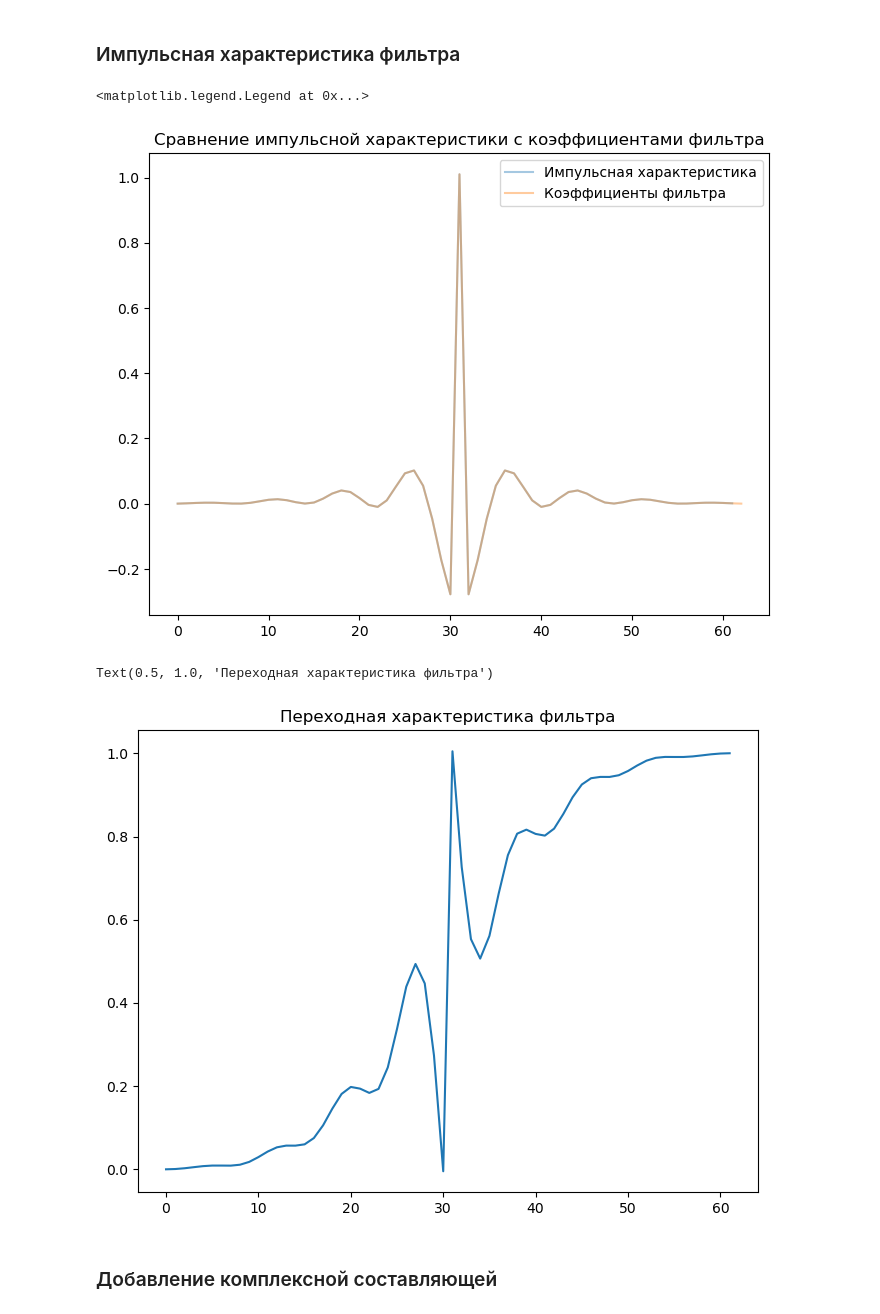
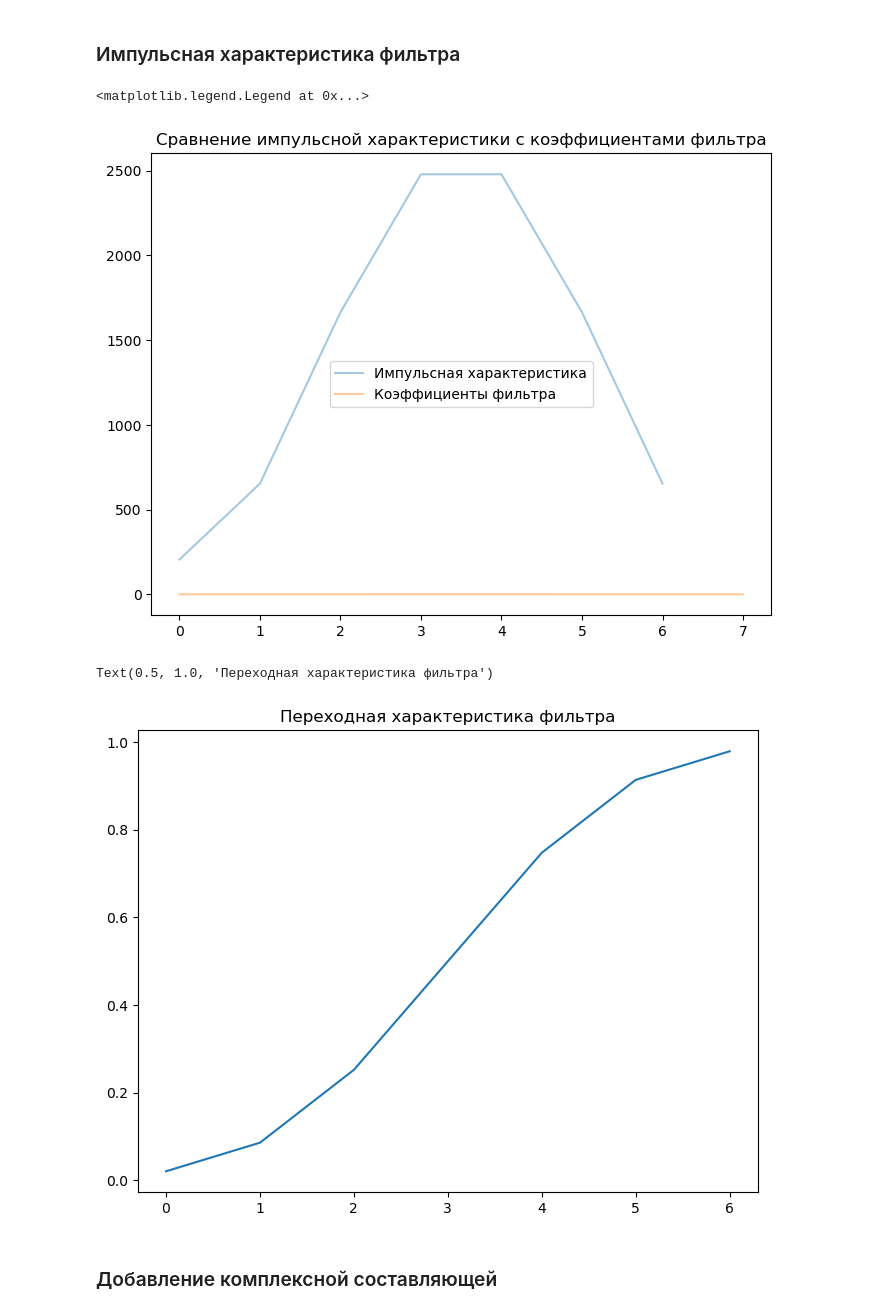
Before and after one commit to Otkuda/rtl-fir-filter, a Jupyter notebook: model/plots.ipynb, the cells around one changed output. Saved outputs shown, nothing was run; the diff lists cells and outputs as text; code cells hidden in the pictures.

```diff
--- a/model/plots.ipynb
+++ b/model/plots.ipynb
@@ -64,8 +64,8 @@ for el in bandstopTaps:
 # %% [markdown]
 АЧХ и ФЧХ фильтров
 # %%
-chosenDepth = 63
-chosenCoeffs = bandstopCoefs[chosenDepth]
+chosenDepth = 8
+chosenCoeffs = lowpassCoefs[chosenDepth]
 filt = FIRFilter(chosenCoeffs, samplingF, 15)
 
 filt_afr = 20 * np.log10(np.abs(filt.getAFR(n)))
@@ -159,18 +156,19 @@ Text(0.5, 0, '$t$, c')
 # %% [markdown]
 ### Импульсная характеристика фильтра
 # %%
-impCh = filt.getImpulseResponse(chosenDepth * 2-1)
+amp = 2 **15 -1
+impCh = filt.getImpulseResponse(chosenDepth * 2-1, amp)
 
 fig, ax = plt.subplots(1, 1, figsize=(8, 6))
 
 ax.set_title("Сравнение импульсной характеристики с коэффициентами фильтра")
 ax.plot(range(len(impCh)), impCh, alpha=0.4, label="Импульсная характеристика")
 ax.plot(range(len(filt.coefs)), filt.coefs, alpha=0.4, label="Коэффициенты фильтра")
 
 ax.legend()
 # %% [output]
 <matplotlib.legend.Legend at 0x...>
-[figure, old version]
+[figure, new version]
 # %%
 stepR = filt.getStepResponse(chosenDepth * 2-1)
 
@@ -180,7 +178,7 @@ ax.plot(range(len(stepR)), stepR, label="Импульсная характери
 ax.set_title("Переходная характеристика фильтра")
 # %% [output]
 Text(0.5, 1.0, 'Переходная характеристика фильтра')
-[figure, old version]
+[figure, new version]
 # %% [markdown]
 ### Добавление комплексной составляющей
 # %%
```
Also changed, not shown: parts of 8 cells of this notebook, 1 other file.
